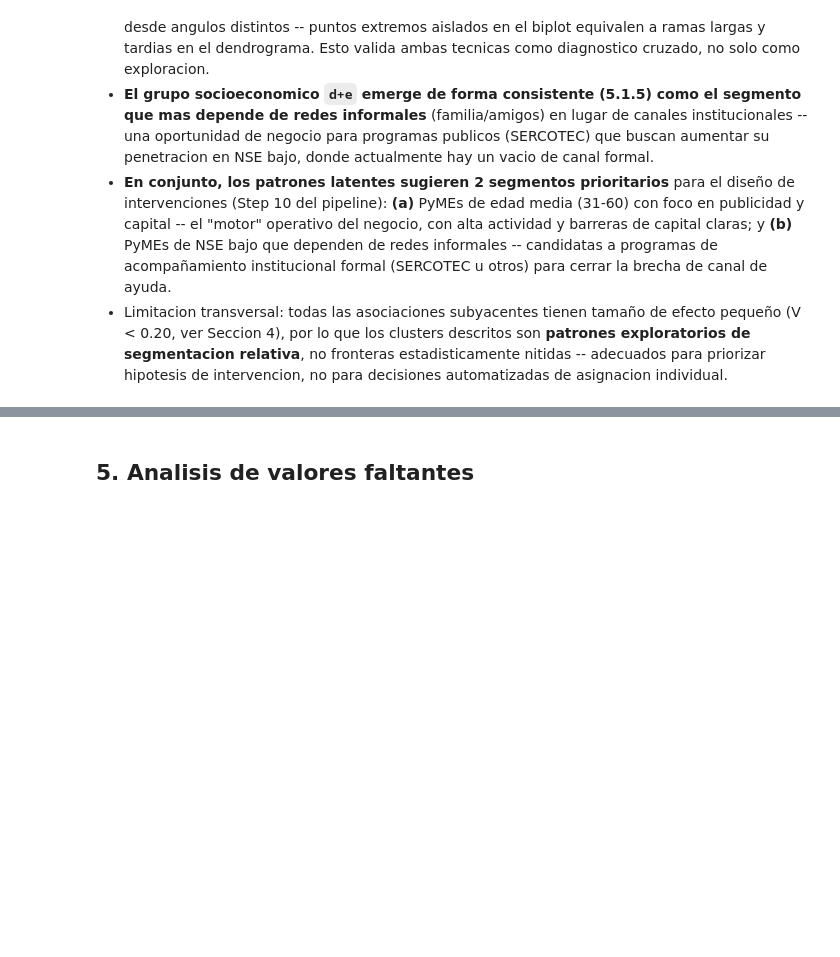
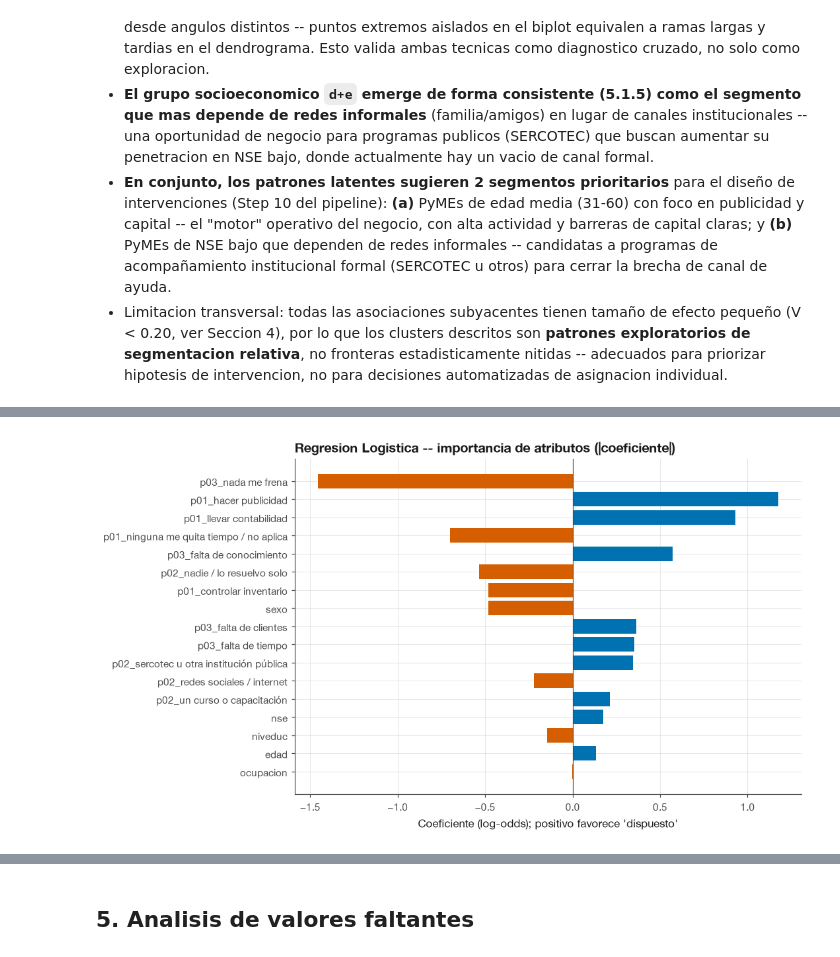
Before and after one commit to tomasleale/icd_ia, a Jupyter notebook: ia_icd_pymes_analysis.ipynb, the cells around one changed output, grey strips where cells are left out. Saved outputs shown, nothing was run; the diff lists cells and outputs as text; code cells hidden in the pictures; blank space fills up the shorter version.

```diff
--- a/ia_icd_pymes_analysis.ipynb
+++ b/ia_icd_pymes_analysis.ipynb
@@ -2036,0 +2200,13 @@ de programas de capacitacion digital por nivel educativo.
+# %%
+fig, ax = plt.subplots(figsize=(9, 6))
+coef_plot = coef_lr.reindex(coef_lr.abs().sort_values().index)
+colors = [PALETTE[0] if v >= 0 else PALETTE[5] for v in coef_plot.values]
+ax.barh(range(len(coef_plot)), coef_plot.values, color=colors)
+ax.set_yticks(range(len(coef_plot)), coef_plot.index)
+ax.axvline(0, color="#4D4D4D", lw=0.8)
+ax.set_xlabel("Coeficiente (log-odds); positivo favorece 'dispuesto'")
+ax.set_title("Regresion Logistica -- importancia de atributos (|coeficiente|)", loc="left")
+save_fig(ax, "pymes_lr_coef_importance.png", subdir="pymes")
+plt.show()
+# %% [output]
+[figure, added]
```
Also changed, not shown: parts of 17 cells of this notebook, 2 other files.
